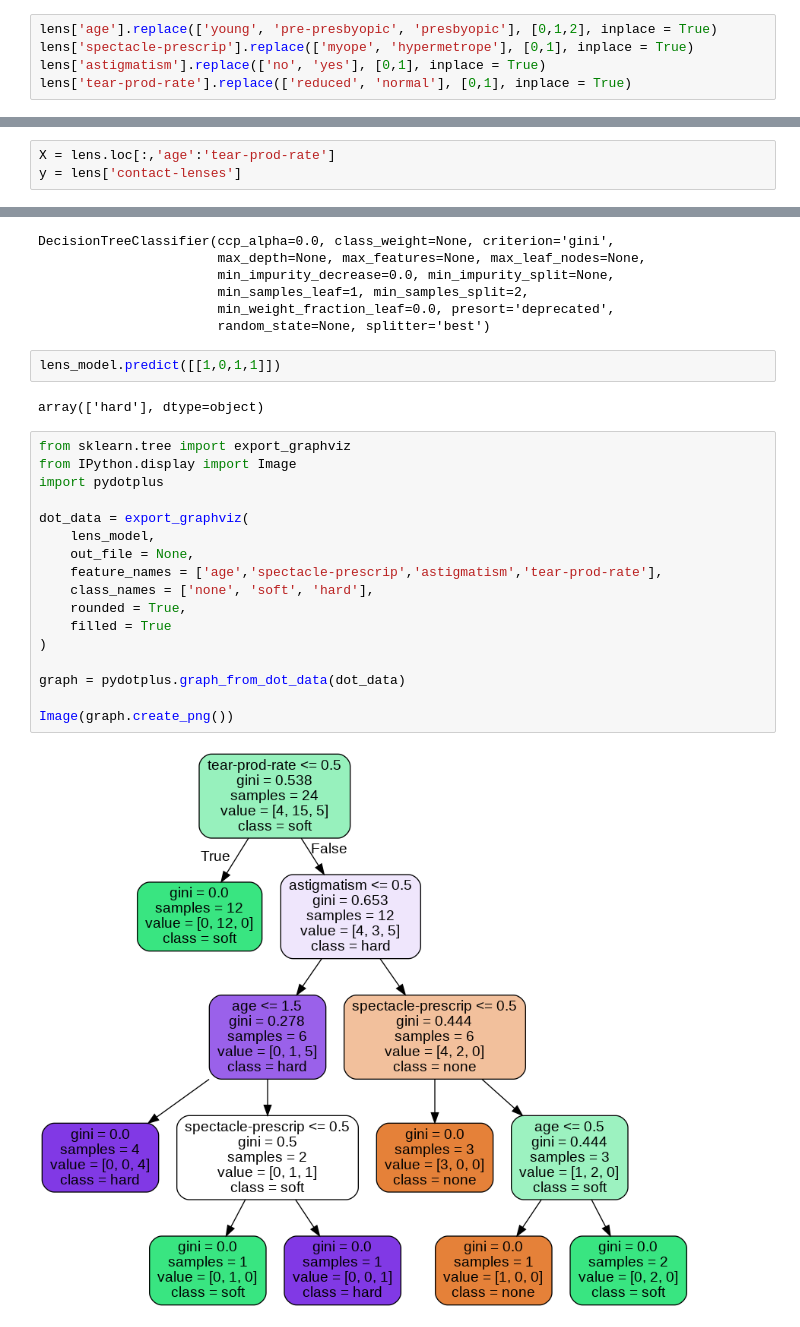
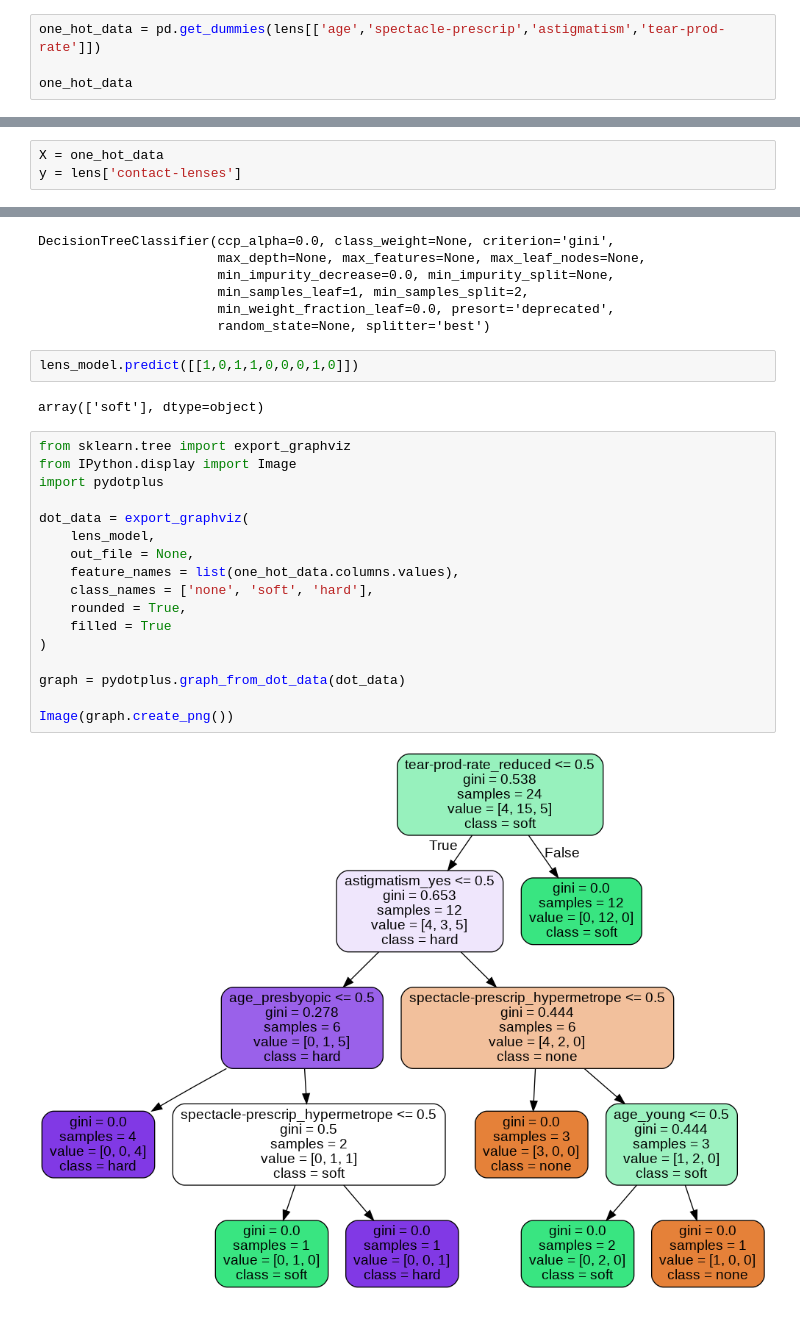
Before and after one commit to zanuarts/DataMining, a Jupyter notebook: 01_DM_DecisionTree.ipynb, the cells around one changed output, grey strips where cells are left out. Drawn from its saved outputs; the diff is of its cells as text.

```diff
--- a/01_DM_DecisionTree.ipynb
+++ b/01_DM_DecisionTree.ipynb
@@ -297,8 +281,7 @@ lens
 | 21 | presbyopic | hypermetrope | no | normal | soft |
 | 22 | presbyopic | hypermetrope | yes | reduced | none |
 | 23 | presbyopic | hypermetrope | yes | normal | none |
-# %%
-lens['age'].replace(['young', 'pre-presbyopic', 'presbyopic'], [0,1,2], inplace = True)
-lens['spectacle-prescrip'].replace(['myope', 'hypermetrope'], [0,1], inplace = True)
-lens['astigmatism'].replace(['no', 'yes'], [0,1], inplace = True)
-lens['tear-prod-rate'].replace(['reduced', 'normal'], [0,1], inplace = True)
+# %%
+one_hot_data = pd.get_dummies(lens[['age','spectacle-prescrip','astigmatism','tear-prod-rate']])
+
+one_hot_data
@@ -305,5 +306,5 @@ lens['tear-prod-rate'].replace(['reduced', 'normal'], [0,1], inplace = True)
 # %%
-X = lens.loc[:,'age':'tear-prod-rate']
+X = one_hot_data
 y = lens['contact-lenses']
 # %%
 from sklearn.tree import DecisionTreeClassifier
@@ -319,25 +320,25 @@ DecisionTreeClassifier(ccp_alpha=0.0, class_weight=None, criterion='gini',
                        min_weight_fraction_leaf=0.0, presort='deprecated',
                        random_state=None, splitter='best')
 # %%
-lens_model.predict([[1,0,1,1]])
+lens_model.predict([[1,0,1,1,0,0,0,1,0]])
 # %% [output]
-array(['hard'], dtype=object)
+array(['soft'], dtype=object)
 # %%
 from sklearn.tree import export_graphviz
 from IPython.display import Image
 import pydotplus
 
 dot_data = export_graphviz(
     lens_model,
     out_file = None,
-    feature_names = ['age','spectacle-prescrip','astigmatism','tear-prod-rate'],
+    feature_names = list(one_hot_data.columns.values),
     class_names = ['none', 'soft', 'hard'],
     rounded = True,
     filled = True
 )
 
 graph = pydotplus.graph_from_dot_data(dot_data)
 
 Image(graph.create_png())
 # %% [output]
-[figure, old version]
+[figure, new version]
```
Also changed, not shown: parts of 15 cells of this notebook.
